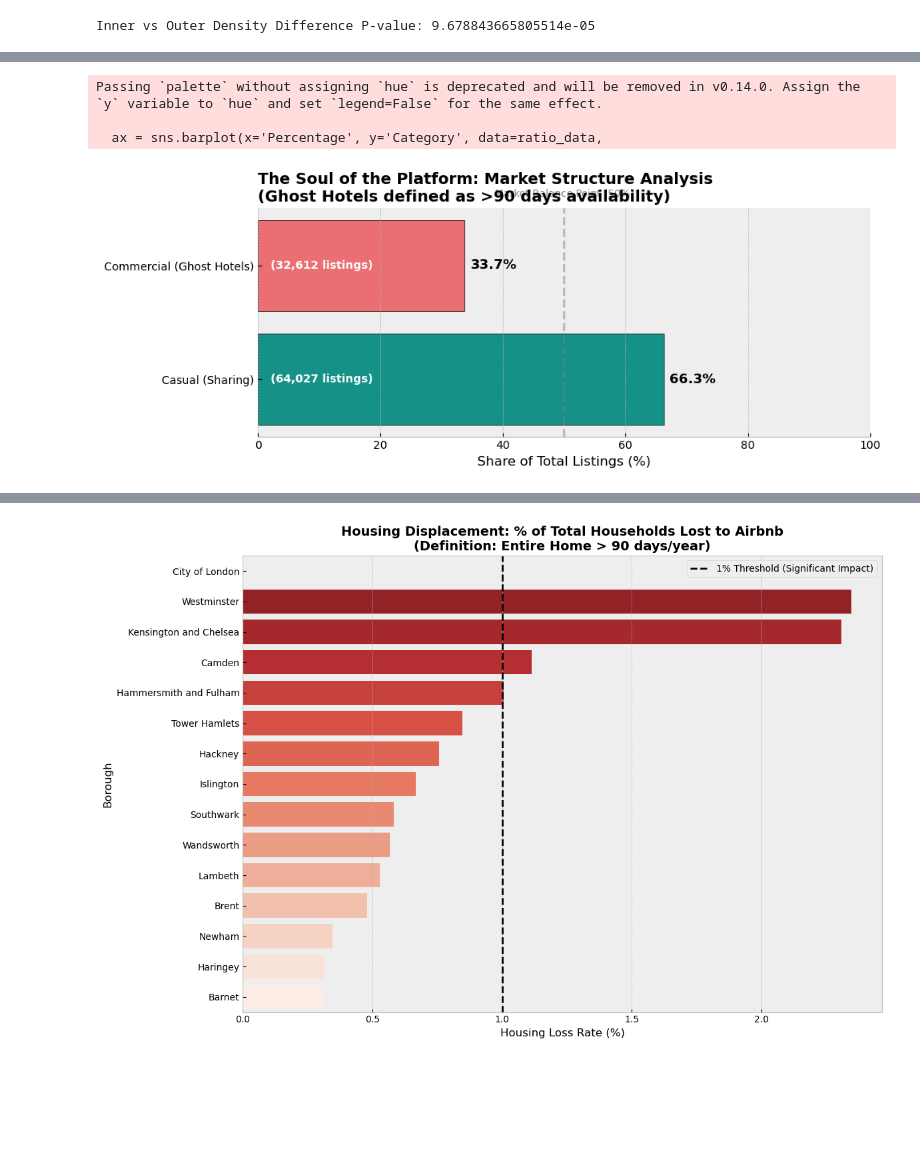
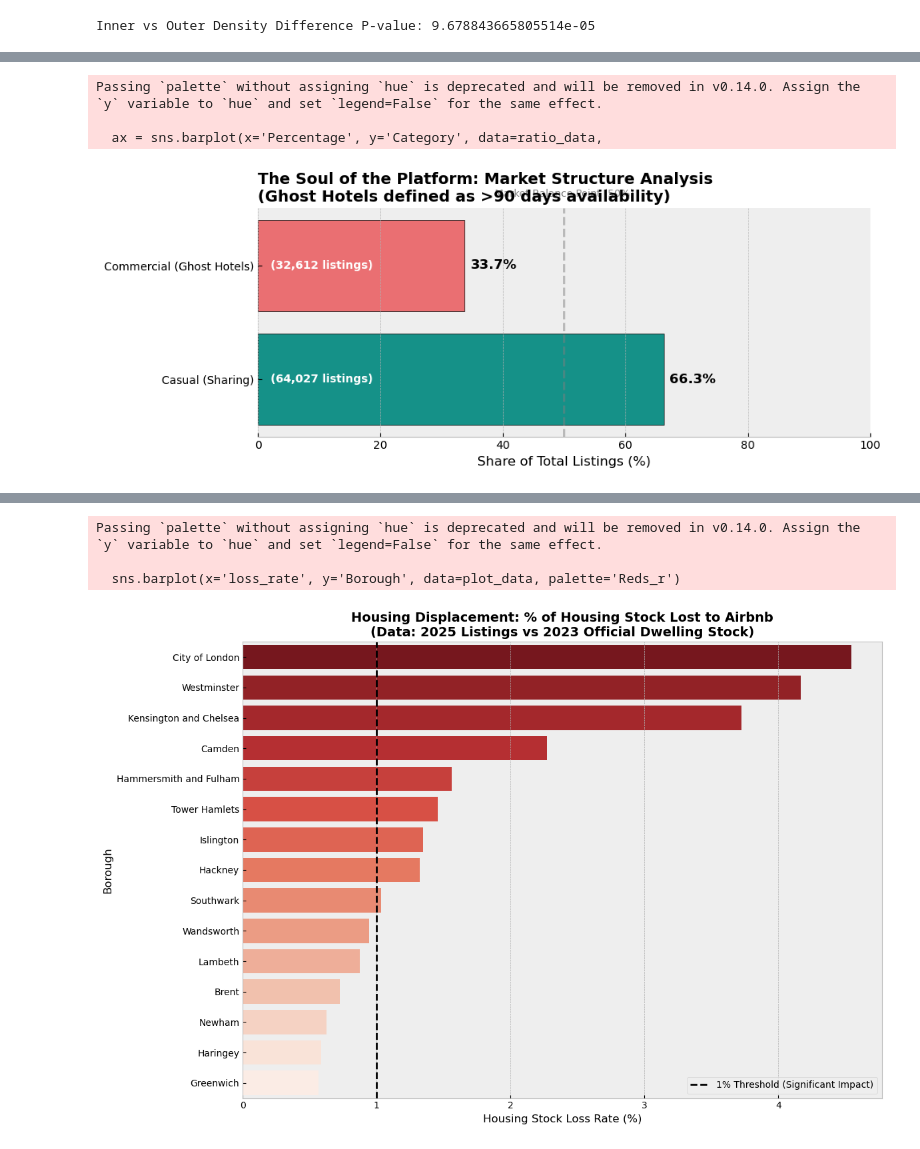
Before and after one commit to yjzhou217/The-Universe-s-Premier-F, a Jupyter notebook: code-draft.ipynb, the cells around one changed output, grey strips where cells are left out. Saved outputs shown, nothing was run; the diff lists cells and outputs as text; code cells hidden in the pictures; blank space fills up the shorter version.

```diff
--- a/code-draft.ipynb
+++ b/code-draft.ipynb
@@ -645,14 +645,12 @@ Inner vs Outer Density Difference P-value: 9.678843665805514e-05
 # 2.住房供应维度(Housing Supply Dimension)
 # 核心问题: Airbnb 是否正在挤占长租住房资源 (Housing Displacement)?
 #分类依据 (Operationalization): 我们将所有 Airbnb 房源二元分类为 "Commercial / Ghost Hotels" (商业/幽灵酒店) 和 "Casual / Sharing" (休闲/共享)。
-#幽灵酒店 (Ghost Hotels): 捕捉的是那些原本是独立住房（Entire home），但因为常年用于短租（>90天，超过了伦敦90天规则或一般自住出租的合理范围）
-#实际上已经脱离了长租市场（De facto removed from housing stock）的房源。
-#休闲共享 (Casual Sharing): 剩下的部分（包括 Private Room 和偶尔出租的整套房）被视为真正的“共享经济”
-#它们是对现有住房的补充（Supplement），而不是替代（Substitute），因此不视为“住房流失”。
+#幽灵酒店 (Ghost Hotels): 捕捉的是那些原本是独立住房（Entire home），但因为常年用于短租（>90天，超过了伦敦90天规则或一般自住出租的合理范围），实际上已经脱离了长租市场（De facto removed from housing stock）的房源。
+#休闲共享 (Casual Sharing): 剩下的部分（包括 Private Room 和偶尔出租的整套房）被视为真正的“共享经济”，它们是对现有住房的补充（Supplement），而不是替代（Substitute），因此不视为“住房流失”。
 
-# 2.1 加载与清洗住房存量数据 (Housing Stock Data)
+# 2.1 加载与清洗住房存量数据 (Housing Stock Data - 2023 Official)
 # 读取 CSV 文件
-filename = "tenure-households-borough.csv.gz"
+filename = "2023-london-dwelling.csv.gz"
 
 host = "https://raw.githubusercontent.com"
 repo = "yjzhou217/The-Universe-s-Premier-F/main"
@@ -665,27 +663,40 @@ housing_csv_path = cache_data(url2, Path("data/raw").resolve())
 df_housing_raw = pd.read_csv(housing_csv_path, compression="gzip", low_memory=False)
 print(f"Data frame is {df_housing_raw.shape[0]:,} x {df_housing_raw.shape[1]}")
 
+
 # 数据预处理
-# 筛选最新年份的数据
-latest_year = df_housing_raw['Year'].max()
-df_housing_recent = df_housing_raw[df_housing_raw['Year'] == latest_year].copy()
+# 1）提取需要的列：地区名 (Area) 和 2023年数据 ('2023 [r] [p]')，筛选最新年份的数据
+# 注意：原文件列名可能包含特殊字符，我们按位置或名称提取
+target_col = '2023 [r] [p]'
+housing_stock = df_housing_raw[['Area', target_col]].copy()
 
-# 确保数值列是数字格式 (处理可能的非数值字符)
-df_housing_recent['Number_of_households'] = pd.to_numeric(df_housing_recent['Number_of_households'], errors='coerce')
+# 2）重命名列以匹配后续代码
+housing_stock.rename(columns={'Area': 'Borough', target_col: 'Total_Households'}, inplace=True)
 
-# 生成 housing_stock 变量 (关键步骤！)
-# 按行政区 (Name) 汇总住户数，得到每个区的总住房存量
-housing_stock = df_housing_recent.groupby('Name')['Number_of_households'].sum().reset_index()
-housing_stock.rename(columns={'Name': 'Borough', 'Number_of_households': 'Total_Households'}, inplace=True)
+# 3）数据清洗：去除逗号并转为数字 (例如 "128,000" -> 128000)
+# errors='coerce' 会将无法转换的非数字（如 NaN）设为 NaN
+housing_stock['Total_Households'] = pd.to_numeric(
+    housing_stock['Total_Households']
+        .astype(str)
+        .str.replace(',', ''),
+    errors='coerce'
+)
 
-print(f"住房数据准备完成 (年份: {latest_year})")
-print(housing_stock.head())
+# 4）去除空值 (以防万一)
+housing_stock.dropna(subset=['Total_Households'], inplace=True)
+
+print("住房数据加载完成 (2023 Total Stock)")
+# 检查一下 City of London (应该是 7800 左右)
+city_val = housing_stock[housing_stock['Borough'] == 'City of London']['Total_Households'].values
+if len(city_val) > 0:
+    print(f"City of London 存量: {city_val[0]:,.0f}")
+else:
+    print("提示: 未找到 City of London，稍后合并时可能会被自动过滤")
 
 # 2.2 定义 "Lost Housing" (幽灵酒店)
 
 # 定义阈值：一年中可预订超过 90 天的整套房
 GHOST_HOTEL_THRESHOLD = 90
-
 print(f"\n正在识别 '幽灵酒店' (阈值: >{GHOST_HOTEL_THRESHOLD} 天)...")
 
 # 筛选条件
@@ -702,9 +713,8 @@ print(f"  - 全伦敦 Airbnb 总房源: {total_airbnb:,}")
 print(f"  - 判定为 '流失住房' (Lost Stock): {lost_housing_count:,}")
 print(f"  - 商业化比例 (占 Airbnb 总量): {(lost_housing_count/total_airbnb)*100:.1f}%")
 
-# 2.2.1 [新增] 市场结构分析: Casual vs Commercial Ratio
+# 2.2.1 市场结构分析: Casual vs Commercial Ratio
 # 核心目的: 展示平台是否已经背离了"共享"初衷
-
 # 1）创建分类标签列
 # 利用刚刚定义的 is_lost_housing 布尔列
 # True -> Commercial (Ghost Hotel)
@@ -732,7 +742,7 @@ ratio_data = pd.DataFrame({
     'Percentage': [commercial_ratio, 100 - commercial_ratio]
 })
 
-plt.figure(figsize=(10, 4)) # 设置长宽比，使其更像一个 Dashboard 组件
+plt.figure(figsize=(10, 4))# 设置长宽比，使其更像一个 Dashboard 组件
 
 # 使用 Seaborn 绘制
 # palette 参数对应之前的颜色逻辑：红色警示，绿色健康
@@ -750,7 +760,7 @@ plt.xlim(0, 100) # 锁定 X 轴为 0-100%
 # 去掉上方和右侧的边框 (Spines)，让图表更清爽 (Tufte's Data-Ink Ratio)
 sns.despine(left=True, bottom=False)
 
-# 添加数据标签 (Data Labels) - 这比饼图的标签更清晰
+# 添加数据标签
 for i, p in enumerate(ax.patches):
     width = p.get_width()
     # 在条形图末端添加百分比
@@ -769,18 +779,20 @@ plt.text(50, -0.6, 'Market Balance Point (50%)', ha='center', fontsize=9, color=
 
 plt.tight_layout()
 plt.show()
+plt.tight_layout()
+plt.show()
 
 # 2.3 聚合与合并 (Merge Airbnb & Housing Data)
 # 统计各区 Airbnb 幽灵酒店数量
 # observed=True 用于处理 category 类型的数据，避免 FutureWarning
 ghost_counts = df[df['is_lost_housing']].groupby('neighbourhood_cleansed', observed=True).size().reset_index(name='ghost_hotels')
 
-# 合并 Airbnb 数据与住房数据 (housing_stock)
-# 使用 inner join 确保只有两个数据集中都存在的区才会被分析
+# 合并: 左边是 Airbnb 统计，右边是我们清洗后的官方数据
+# 使用 inner join，这会自动过滤掉 CSV 中非伦敦的地区（如 "England", "North East"）
 merged_analysis = pd.merge(ghost_counts, housing_stock, left_on='neighbourhood_cleansed', right_on='Borough', how='inner')
 
-# 2.4 计算核心指标：住房流失率 (Housing Loss Rate)
-# 公式: (幽灵酒店数 / 该区总住户数) * 100
+# 2.4 计算核心指标：住房流失率
+# 公式: (幽灵酒店数 / 2023年官方住房总数) * 100
 merged_analysis['loss_rate'] = (merged_analysis['ghost_hotels'] / merged_analysis['Total_Households']) * 100
 
 # 查看"重灾区" Top 5
@@ -788,21 +800,21 @@ print("\n--- Top 5 Boroughs by Housing Loss Rate (Displacement Impact) ---")
 top_loss = merged_analysis.sort_values('loss_rate', ascending=False).head(5)
 print(top_loss[['Borough', 'ghost_hotels', 'Total_Households', 'loss_rate']])
 
-# 2.5 可视化：住房挤占程度 (The Impact)
+# 2.5 可视化：住房挤占程度
 plt.figure(figsize=(12, 8))
+plot_data = merged_analysis.sort_values('loss_rate', ascending=False).head(15)
 
 # 绘制条形图：住房流失率
 # 使用 Reds_r 颜色，红色越深代表流失越严重
-sns.barplot(x='loss_rate', y='Borough', data=merged_analysis.sort_values('loss_rate', ascending=False).head(15), palette='Reds_r')
+sns.barplot(x='loss_rate', y='Borough', data=plot_data, palette='Reds_r')
 
-plt.title(f'Housing Displacement: % of Total Households Lost to Airbnb\n(Definition: Entire Home > {GHOST_HOTEL_THRESHOLD} days/year)', fontsize=14, weight='bold')
-plt.xlabel('Housing Loss Rate (%)')
+plt.title(f'Housing Displacement: % of Housing Stock Lost to Airbnb\n(Data: 2025 Listings vs 2023 Official Dwelling Stock)', fontsize=14, weight='bold')
+plt.xlabel('Housing Stock Loss Rate (%)')
 plt.ylabel('Borough')
 
 # 添加 1% 警戒线 (通常 1% 的存量流失对租房市场已有显著影响)
 plt.axvline(1.0, color='black', linestyle='--', label='1% Threshold (Significant Impact)')
 plt.legend()
-
 plt.tight_layout()
 plt.show()
 # %% [output]
@@ -843 +848,4 @@ Passing `palette` without assigning `hue` is deprecated and will be removed in v
+Passing `palette` without assigning `hue` is deprecated and will be removed in v0.14.0. Assign the `y` variable to `hue` and set `legend=False` for the same effect.
+
+  sns.barplot(x='loss_rate', y='Borough', data=plot_data, palette='Reds_r')
-[figure, old version]
+[figure, new version]
```
Also changed, not shown: parts of 2 cells of this notebook.
